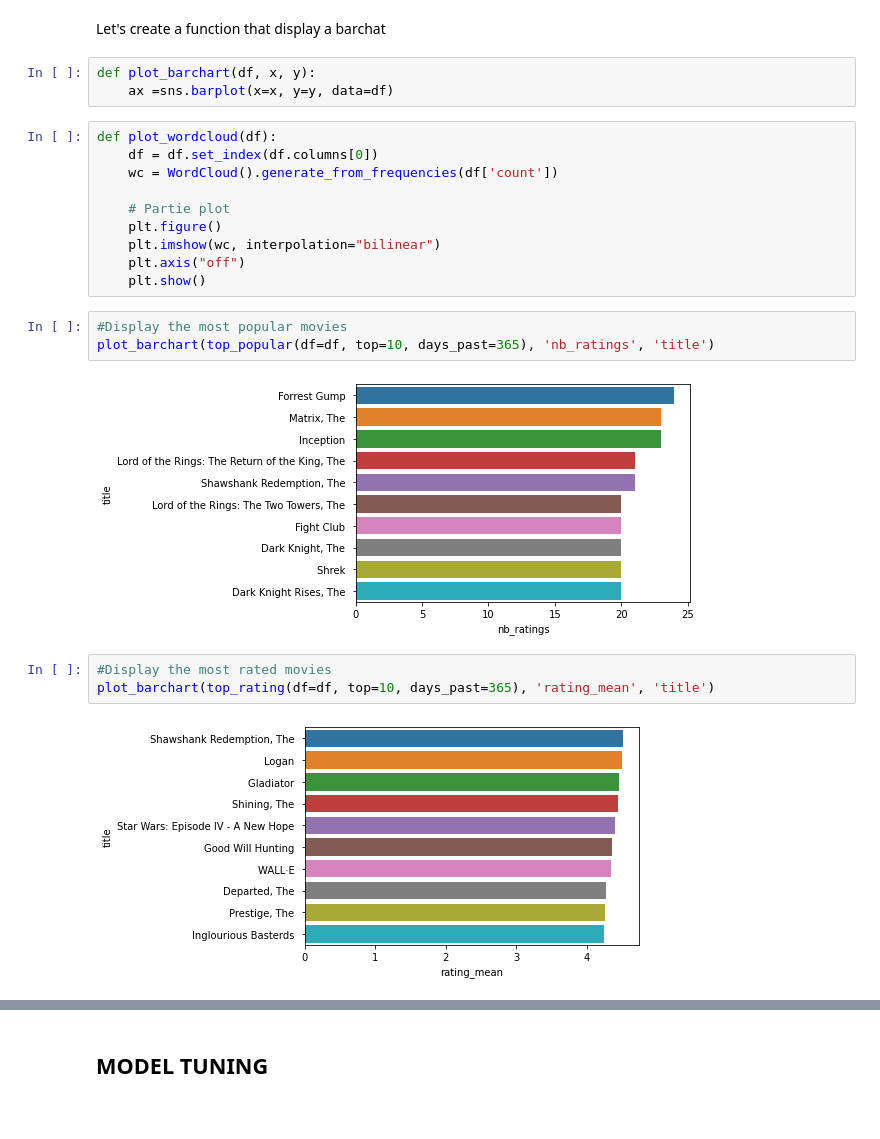
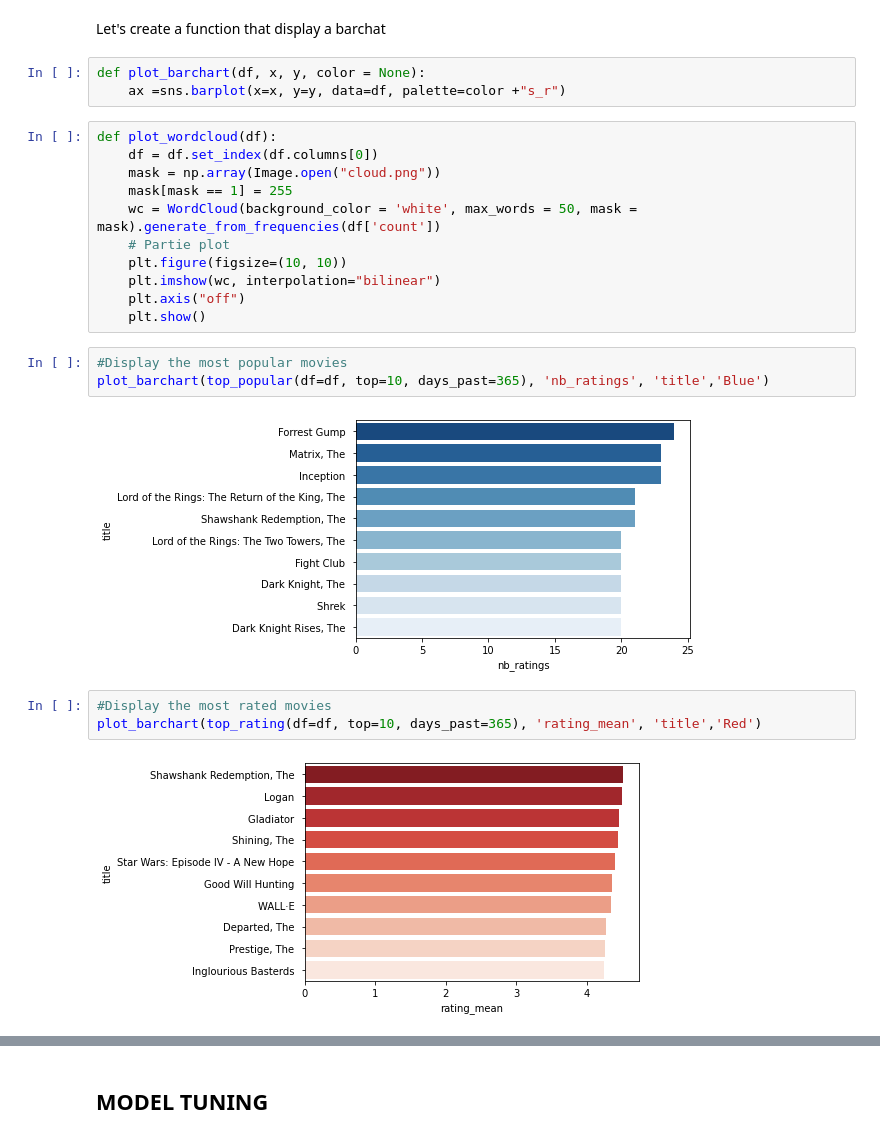
Before and after one commit to NavasFrancisco/MoviesRecommender, a Jupyter notebook: MoviesRecommender.ipynb, the cells around one changed output, grey strips where cells are left out. Drawn from its saved outputs; the diff is of its cells as text.

Commit message:
WourdCloud + BarChart + user111

```diff
--- a/MoviesRecommender.ipynb
+++ b/MoviesRecommender.ipynb
@@ -676,27 +690,28 @@ Next, we take these outputs and we do barplots to show the rankings:
 # %% [markdown]
 Let's create a function that display a barchat
 # %%
-def plot_barchart(df, x, y):
-    ax =sns.barplot(x=x, y=y, data=df)
+def plot_barchart(df, x, y, color = None):
+    ax =sns.barplot(x=x, y=y, data=df, palette=color +"s_r")
 # %%
 def plot_wordcloud(df):
     df = df.set_index(df.columns[0])
-    wc = WordCloud().generate_from_frequencies(df['count'])
-
+    mask = np.array(Image.open("cloud.png"))
+    mask[mask == 1] = 255
+    wc = WordCloud(background_color = 'white', max_words = 50, mask = mask).generate_from_frequencies(df['count'])
     # Partie plot
-    plt.figure()
+    plt.figure(figsize=(10, 10))
     plt.imshow(wc, interpolation="bilinear")
     plt.axis("off")
     plt.show()
 # %%
 #Display the most popular movies
-plot_barchart(top_popular(df=df, top=10, days_past=365), 'nb_ratings', 'title')
+plot_barchart(top_popular(df=df, top=10, days_past=365), 'nb_ratings', 'title','Blue')
 # %% [output]
-[figure, old version]
+[figure, new version]
 # %%
 #Display the most rated movies
-plot_barchart(top_rating(df=df, top=10, days_past=365), 'rating_mean', 'title')
+plot_barchart(top_rating(df=df, top=10, days_past=365), 'rating_mean', 'title','Red')
 # %% [output]
-[figure, old version]
+[figure, new version]
 # %%
 #Display the most popular category of movies
```
Also changed, not shown: parts of 32 cells of this notebook.
